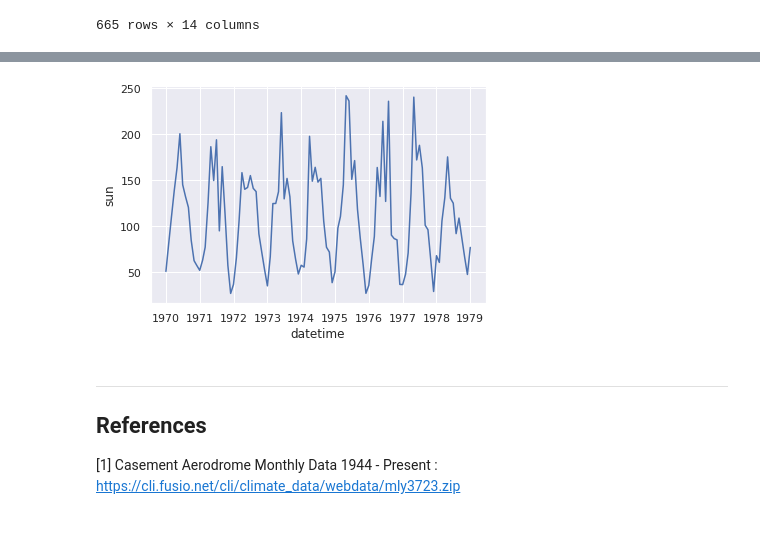
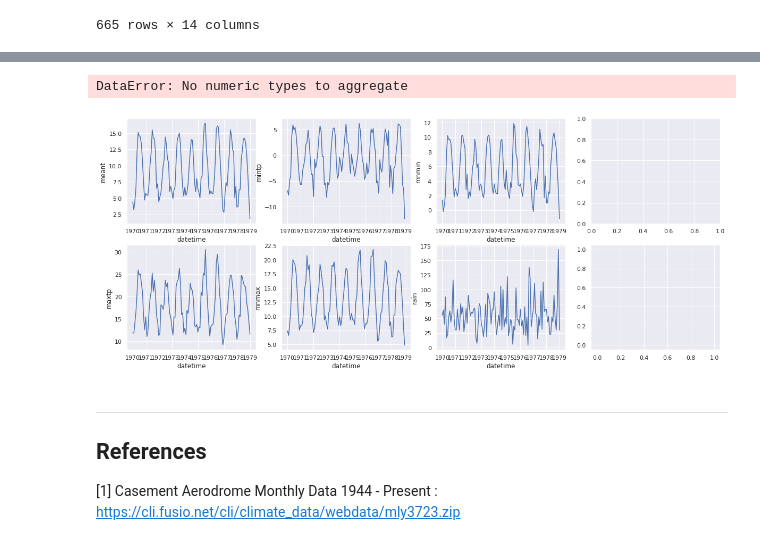
Before and after one commit to AdrianDonohoe/PDAProject2019, a Jupyter notebook: PDA Project - Casement Weather Station.ipynb, the cells around one changed output, grey strips where cells are left out. Saved outputs shown, nothing was run; the diff lists cells and outputs as text; code cells hidden in the pictures.

Commit message:
subplots of actual data

```diff
--- a/PDA Project - Casement Weather Station.ipynb
+++ b/PDA Project - Casement Weather Station.ipynb
@@ -140,7 +108,24 @@ sns.lineplot(x='datetime',y="gmin",data=ts);
-# %%
-sns.lineplot(x='datetime',y="sun",data=ts);
-# %% [output]
-[figure, removed]
+# %%
+import seaborn as sns
+import matplotlib.pyplot as plt
+import matplotlib.dates as mdates
+sns.set(style="darkgrid")
+ts = df['1970-01-01':'1979-01-01'] # 109 months
+fig, axes = plt.subplots(2,4,figsize=(20,8))
+sns.lineplot(x='datetime',y="meant",data=ts,ax=axes[0,0])
+sns.lineplot(x='datetime',y="maxtp",data=ts,ax=axes[1,0])
+sns.lineplot(x='datetime',y="mintp",data=ts,ax=axes[0,1])
+sns.lineplot(x='datetime',y="mnmax",data=ts,ax=axes[1,1])
+sns.lineplot(x='datetime',y="mnmin",data=ts,ax=axes[0,2])
+sns.lineplot(x='datetime',y="rain",data=ts,ax=axes[1,2])
+sns.lineplot(x='datetime',y="gmin",data=ts,ax=axes[0,3])
+sns.lineplot(x='datetime',y="wdsp",data=ts,ax=axes[1,3])
+axes[0,0].xaxis.set_major_locator(mdates.AutoDateLocator())
+axes[0,0].xaxis.set_major_formatter(mdates.DateFormatter('%Y'))
+fig.autofmt_xdate()
+# %% [output]
+DataError: No numeric types to aggregate
+[figure, added]
 # %% [markdown]
 ***
 ## References
```
Also changed, not shown: parts of 7 cells of this notebook.
